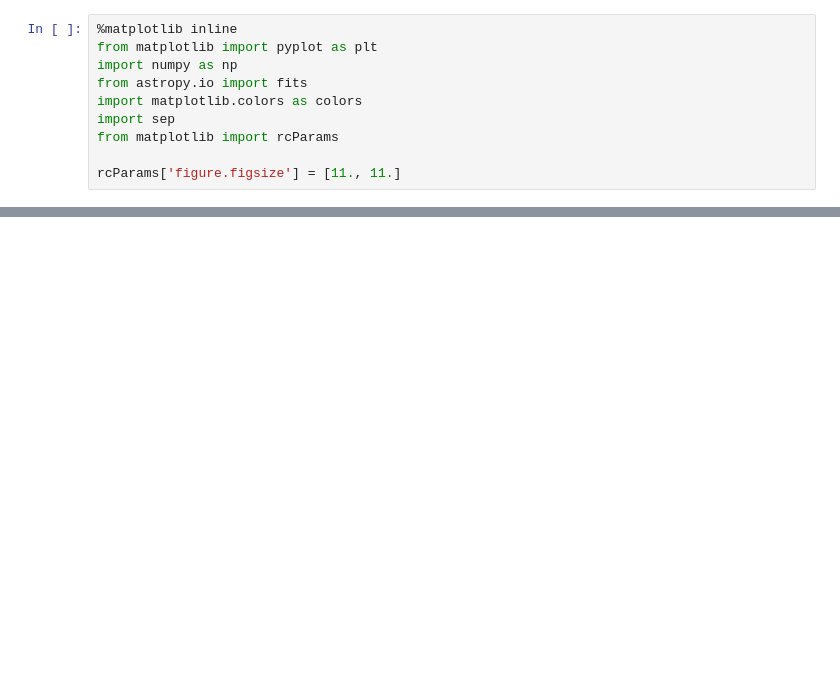
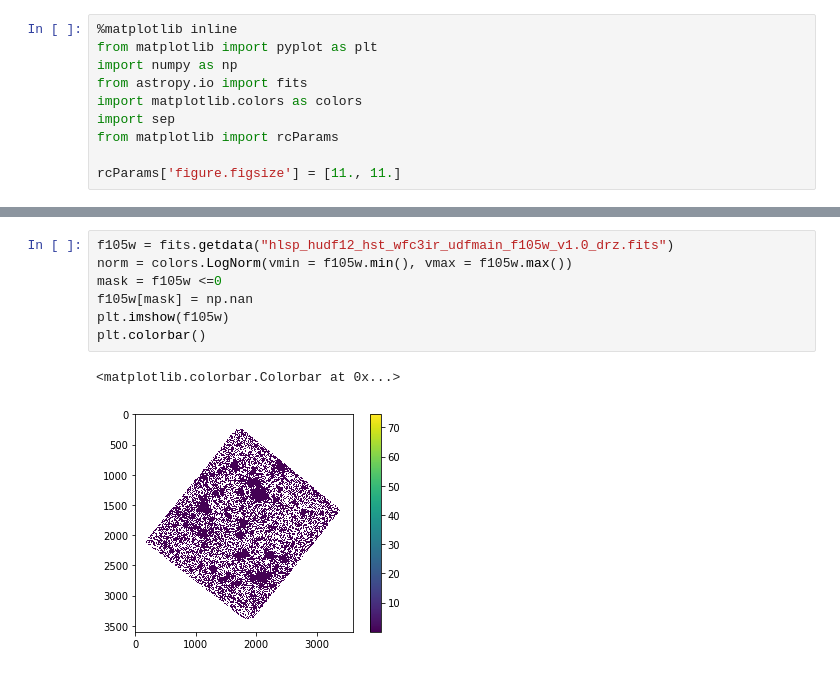
Before and after one commit to carlisavannah/astr-119-project-3, a Jupyter notebook: rgb_image.ipynb, the cells around one changed output, grey strips where cells are left out. Saved outputs shown, nothing was run; the diff lists cells and outputs as text; blank space fills up the shorter version.

```diff
--- a/rgb_image.ipynb
+++ b/rgb_image.ipynb
@@ -19,0 +21,10 @@ f125w
+# %%
+f105w = fits.getdata("hlsp_hudf12_hst_wfc3ir_udfmain_f105w_v1.0_drz.fits")
+norm = colors.LogNorm(vmin = f105w.min(), vmax = f105w.max())
+mask = f105w <=0
+f105w[mask] = np.nan
+plt.imshow(f105w)
+plt.colorbar()
+# %% [output]
+<matplotlib.colorbar.Colorbar at 0x...>
+[figure, added]
```
Also changed, not shown: parts of 5 cells of this notebook.
